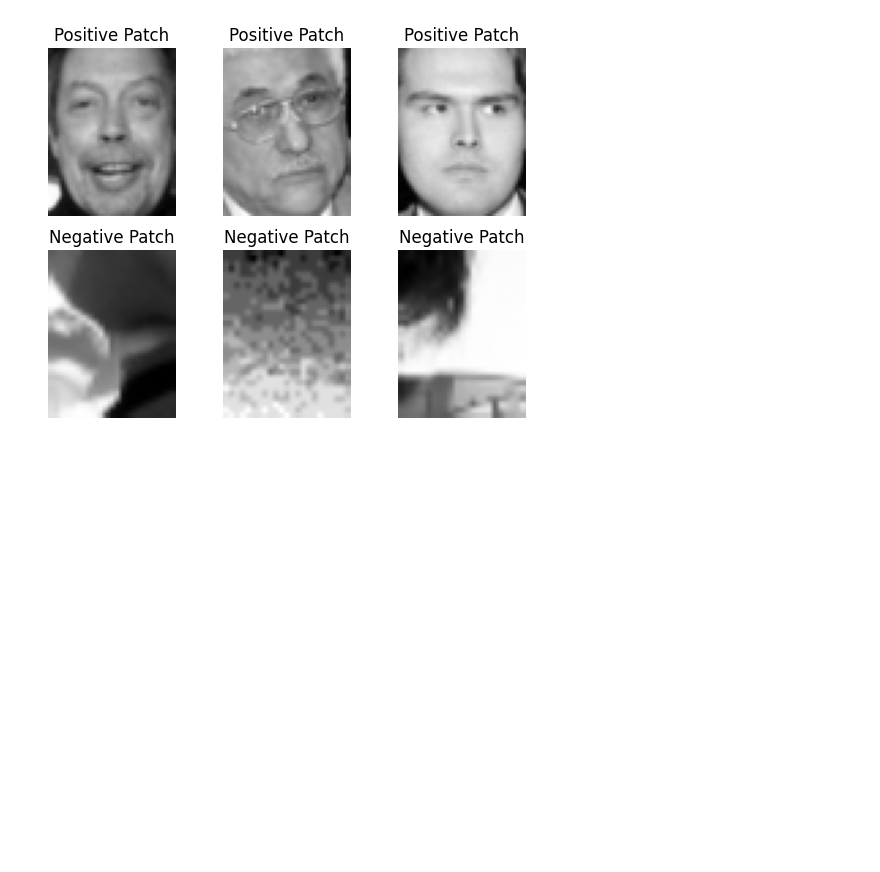
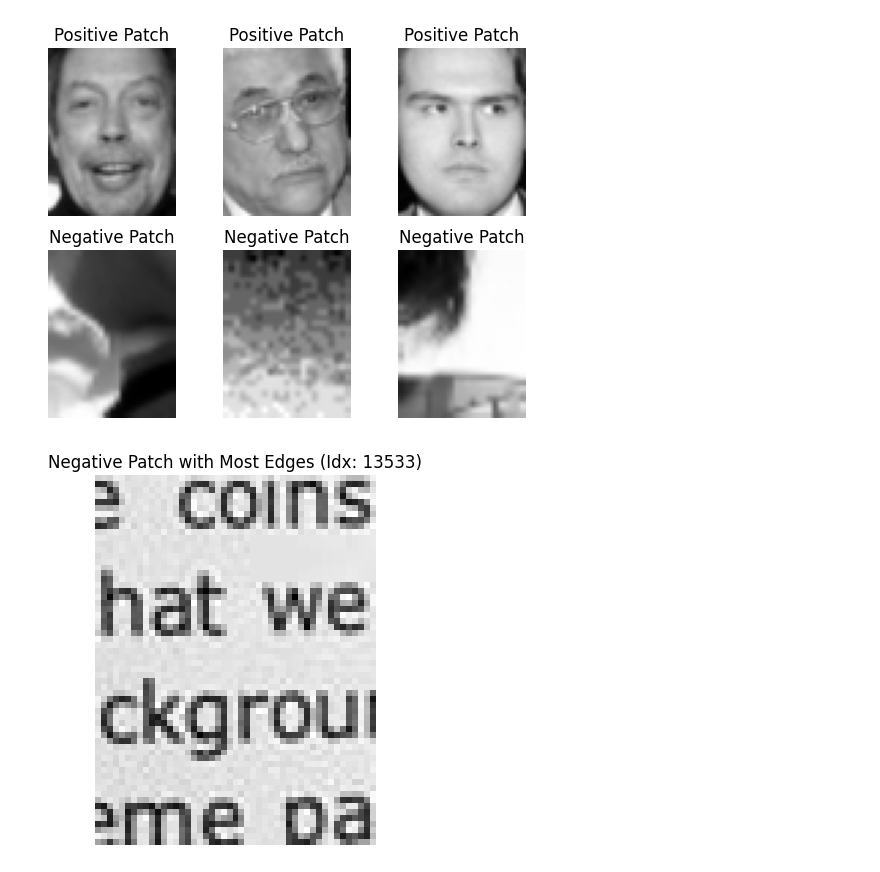
Before and after one commit to SailorJens/CV_Uni_Module, a Jupyter notebook: 5_11_FaceDetection_JensSegler.ipynb, the cells around one changed output. Cells and saved outputs as stored; diff of their text form; code cells hidden in the pictures; blank space fills up the shorter version.

Commit message:
example images selecetd

```diff
--- a/5_11_FaceDetection_JensSegler.ipynb
+++ b/5_11_FaceDetection_JensSegler.ipynb
@@ -46,3 +47,18 @@ Loaded 13233 positive and 30000 negative patches.
 Positive patches reshaped: (13233, 62, 47)
 Negative patches reshaped: (30000, 62, 47)
 [figure]
+# %%
+# I want to find "negative" images that are not just blurred background, but have some structure.
+# A simple way to do this is to use edge detection (Edges = structures in images).
+# I will use the Sobel filter to detect edges in the negative patches.
+# The filter computes the gradient magnitude, i.e. the intensity difference for each pixel.
+# The idea is that patch with the highest total aggregated intensity differences across the patch should have some structure.
+edges = np.array([sobel(img).sum() for img in neg_images_reshaped])
+top_index = np.argsort(edges)[-1:]
+# Print the patch with highest edge response
+plt.imshow(neg_images_reshaped[top_index[0]], cmap='gray')
+plt.title(f'Negative Patch with Most Edges (Idx: {top_index[0]})')
+plt.axis('off')
+plt.show()
+# %% [output]
+[figure, added]
```
Also changed, not shown: parts of 2 cells of this notebook.
